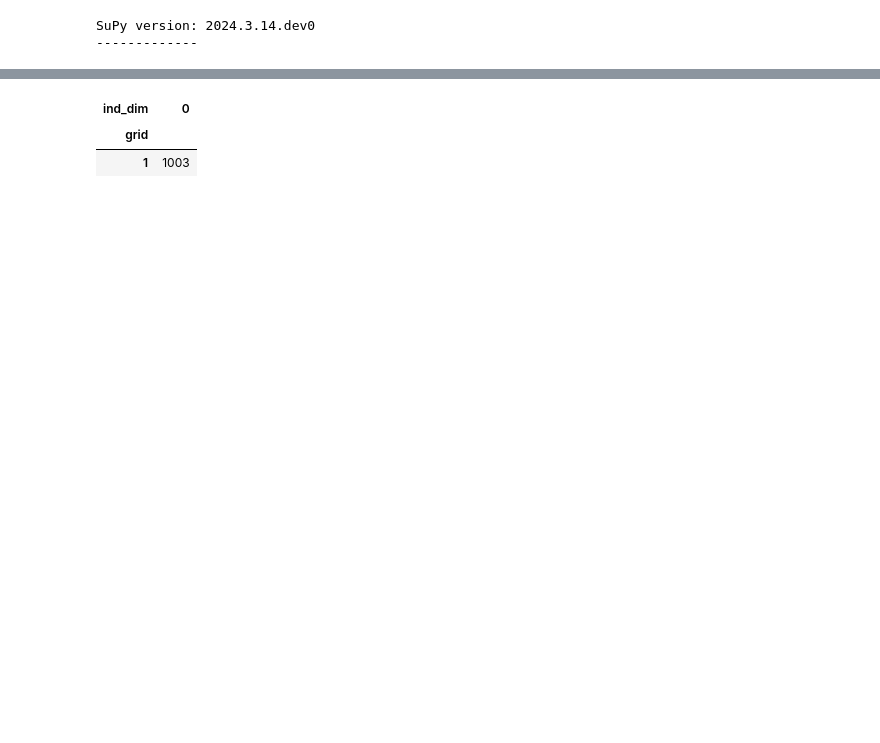
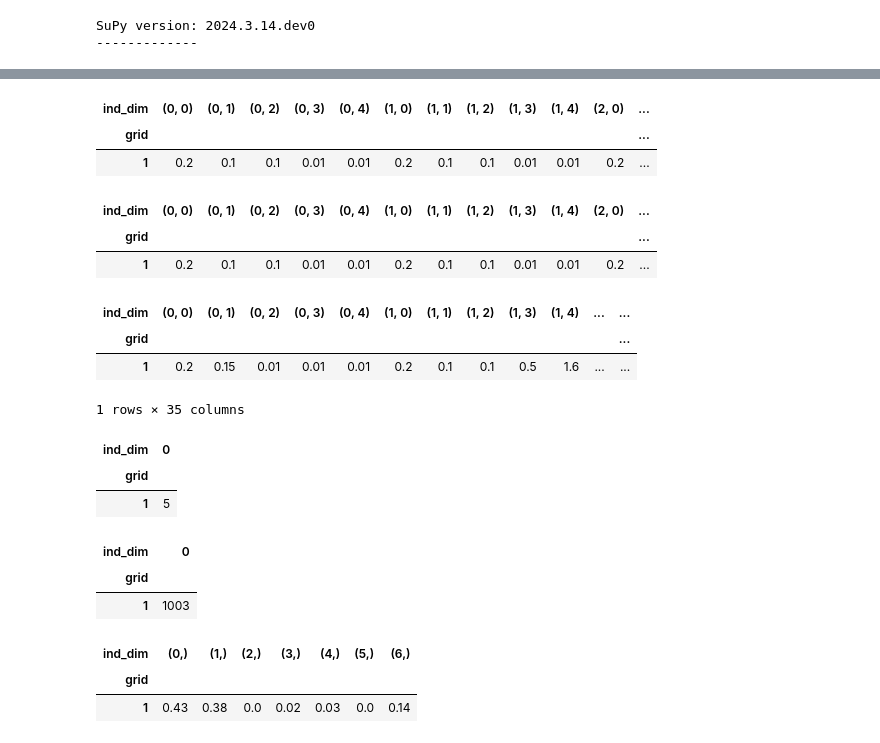
Before and after one commit to gusbacos/SUEWS_DB_Typology_test, a Jupyter notebook: code/test-coupling_SS_ECH.ipynb, the cells around one changed output, grey strips where cells are left out. Cells and saved outputs as stored; diff of their text form; code cells hidden in the pictures; blank space fills up the shorter version.

```diff
--- a/code/test-coupling_SS_ECH.ipynb
+++ b/code/test-coupling_SS_ECH.ipynb
@@ -5,16 +5,24 @@ import matplotlib.pyplot as plt
 from functions.night import *
 from functions.dict_legend import *
 from scipy.stats import pearsonr, linregress
+from pathlib import Path
 #from sklearn.linear_model import LinearRegression
-in_folder = '../data/'
+p_dir_input = Path('../data/')
 sp.show_version()
 # %% [output]
 SuPy version: 2024.3.14.dev0
 -------------
 # %%
-s_rc = in_folder + 'sample_data/RunControl.nml'         # OHM. Sampledata Q* modelled with L↓ modelled using air temperature and relative humidity supplied in meteorological forcing file [Loridan et al., 2011]. Zenith angle not accounted for in albedo calculation.d
-s2_rc = in_folder + 'sample_data2/RunControl.nml'       # Sampledata SpartacusECH, standard values in GridLayout
+# OHM. Sampledata Q* modelled with L↓ modelled using air temperature and relative humidity supplied in meteorological forcing file [Loridan et al., 2011]. Zenith angle not accounted for in albedo calculation.d
+p_dir_ohm = p_dir_input / "sample_data"
+p_runcontrol_ohm = p_dir_ohm / "RunControl.nml"
+df_state_init_ohm = sp.init_supy(p_runcontrol_ohm)
 
-df_state_init_s = sp.init_supy(s_rc)
-df_state_init_s2 = sp.init_supy(s2_rc)
+grid = df_state_init_ohm.index[0]
+df_forcing = sp.load_forcing_grid(p_runcontrol_ohm, grid)
+
+# Sampledata SpartacusECH, standard values in GridLayout
+p_dir_ehc_ss = p_dir_input / "sample_data2"
+p_runcontrol_ehc_ss = p_dir_ehc_ss / "RunControl.nml"
+df_state_init_ehc_ss = sp.init_supy(p_runcontrol_ehc_ss)
 # %% [output]
@@ -23,9 +32,28 @@ df_state_init_s2 = sp.init_supy(s2_rc)
 # %%
 # check input
-df_state_init_s2.loc[:, 'dz_wall']
-df_state_init_s2.storageheatmethod
-df_state_init_s2.netradiationmethod
+df_state_init_ehc_ss.dz_wall
+df_state_init_ehc_ss.dz_roof
+df_state_init_ehc_ss.dz_surf
+df_state_init_ehc_ss.storageheatmethod
+df_state_init_ehc_ss.netradiationmethod
+df_state_init_ehc_ss.sfr_surf
 # %% [output]
-| ind_dim | 0 |
-| grid |  |
-| 1 | 1003 |
+| ind_dim | (0, 0) | (0, 1) | (0, 2) | (0, 3) | (0, 4) | (1, 0) | (1, 1) | (1, 2) | (1, 3) | (1, 4) | (2, 0) | ... |
+| grid |  |  |  |  |  |  |  |  |  |  |  | ... |
+| 1 | 0.2 | 0.1 | 0.1 | 0.01 | 0.01 | 0.2 | 0.1 | 0.1 | 0.01 | 0.01 | 0.2 | ... |
+| ind_dim | (0, 0) | (0, 1) | (0, 2) | (0, 3) | (0, 4) | (1, 0) | (1, 1) | (1, 2) | (1, 3) | (1, 4) | (2, 0) | ... |
+| grid |  |  |  |  |  |  |  |  |  |  |  | ... |
+| 1 | 0.2 | 0.1 | 0.1 | 0.01 | 0.01 | 0.2 | 0.1 | 0.1 | 0.01 | 0.01 | 0.2 | ... |
+| ind_dim | (0, 0) | (0, 1) | (0, 2) | (0, 3) | (0, 4) | (1, 0) | (1, 1) | (1, 2) | (1, 3) | (1, 4) | ... | ... |
+| grid |  |  |  |  |  |  |  |  |  |  |  | ... |
+| 1 | 0.2 | 0.15 | 0.01 | 0.01 | 0.01 | 0.2 | 0.1 | 0.1 | 0.5 | 1.6 | ... | ... |
+1 rows × 35 columns
+| ind_dim | 0 |
+| grid |  |
+| 1 | 5 |
+| ind_dim | 0 |
+| grid |  |
+| 1 | 1003 |
+| ind_dim | (0,) | (1,) | (2,) | (3,) | (4,) | (5,) | (6,) |
+| grid |  |  |  |  |  |  |  |
+| 1 | 0.43 | 0.38 | 0.0 | 0.02 | 0.03 | 0.0 | 0.14 |
```
Also changed, not shown: parts of 12 cells of this notebook.
